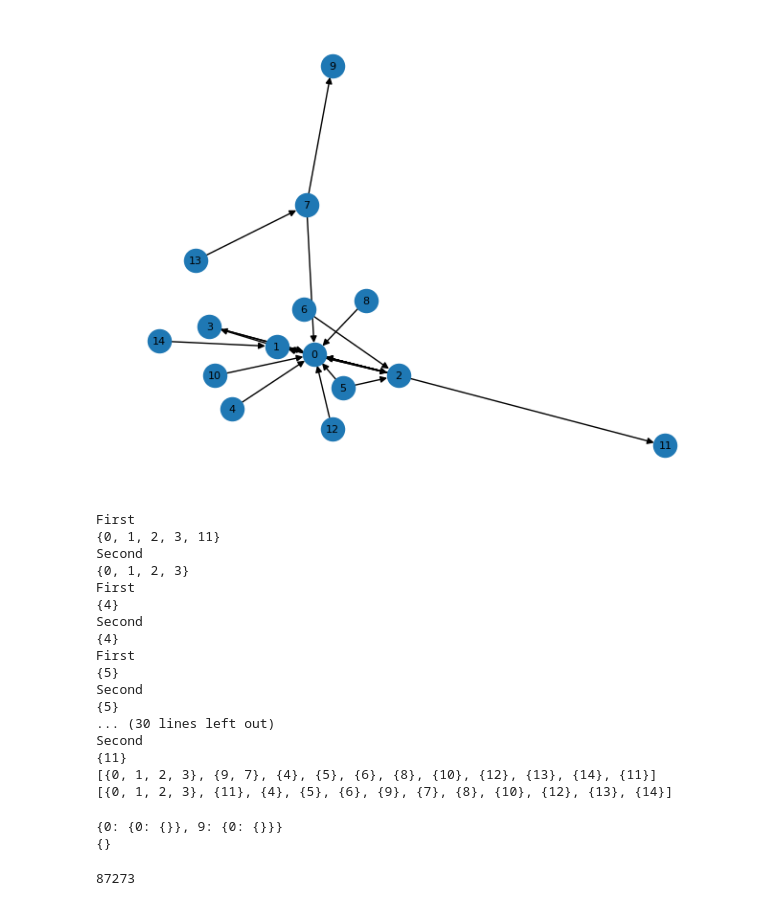
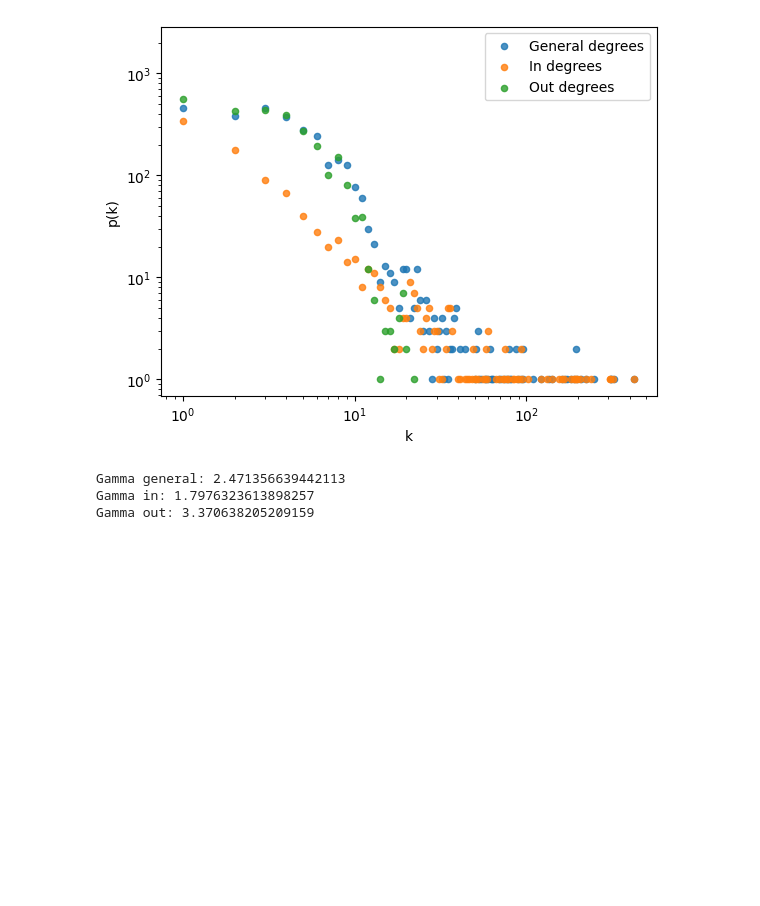
Before and after one commit to gregorzadnik/INA-HW1, a Jupyter notebook: hw1.ipynb, the cells around one changed output. Saved outputs shown, nothing was run; the diff lists cells and outputs as text; code cells hidden in the pictures; blank space fills up the shorter version.

```diff
--- a/hw1.ipynb
+++ b/hw1.ipynb
@@ -94,6 +77,5 @@ Second
 # %%
-#D = nx.read_pajek('enron.net')
-D = nx.scale_free_graph(15)
+D = nx.read_pajek('enron.net')
 n = len(D)
 m = D.number_of_edges()
 print(n)
@@ -110,33 +91,0 @@ Networkx: 12, 4
-# %%
-draw(D)
-print(sorted(components_directed(D), key=len, reverse=True))
-print(sorted(nx.strongly_connected_components(D), key=len, reverse=True))
-# %% [output]
-[figure, removed]
-First
-{0, 1, 2, 3, 11}
-Second
-{0, 1, 2, 3}
-First
-{4}
-Second
-{4}
-First
-{5}
-Second
-{5}
-... (30 lines left out)
-Second
-{11}
-[{0, 1, 2, 3}, {9, 7}, {4}, {5}, {6}, {8}, {10}, {12}, {13}, {14}, {11}]
-[{0, 1, 2, 3}, {11}, {4}, {5}, {6}, {9}, {7}, {8}, {10}, {12}, {13}, {14}]
-# %%
-print(D[7])
-print(D[9])
-# %% [output]
-{0: {0: {}}, 9: {0: {}}}
-{}
-# %%
-print(sum(lengths))
-# %% [output]
-87273
@@ -153,0 +92,38 @@ print(len(cc_nx))
+# %%
+def calc_gamma(degrees, k_min):
+    degrees = degrees[degrees >= k_min]
+    n_dot = len(degrees)
+    sum_value = np.sum(np.log(degrees / (k_min - 0.5)))
+    gamma = 1 + n_dot * (1 / sum_value)
+    return gamma
+
+G = nx.read_pajek('lucene.net')
+degrees = np.array(sorted([G.degree(n) for n in G.nodes()], reverse=True))
+in_degrees = np.array(sorted([G.in_degree(n) for n in G.nodes()], reverse=True))
+out_degrees = np.array(sorted([G.out_degree(n) for n in G.nodes()], reverse=True))
+count_general = Counter(degrees)
+count_in = Counter(in_degrees)
+count_out = Counter(out_degrees)
+fig = plt.figure()
+plt.xscale("log")
+plt.yscale("log")
+general_dist = plt.scatter(count_general.keys(), count_general.values(), label="General degrees", s=20, alpha=0.8)
+in_dist = plt.scatter(count_in.keys(), count_in.values(), label="In degrees", s=20, alpha=0.8)
+out_dist = plt.scatter(count_out.keys(), count_out.values(), label="Out degrees", s=20, alpha=0.8)
+plt.xlabel("k")
+plt.ylabel("p(k)")
+plt.legend()
+plt.show()
+
+cutoff = 5
+gamma_general = calc_gamma(degrees, cutoff)
+gamma_in = calc_gamma(in_degrees, cutoff)
+gamma_out = calc_gamma(out_degrees, cutoff)
+print(f"Gamma general: {gamma_general}")
+print(f"Gamma in: {gamma_in}")
+print(f"Gamma out: {gamma_out}")
+# %% [output]
+[figure, added]
+Gamma general: 2.471356639442113
+Gamma in: 1.7976323613898257
+Gamma out: 3.370638205209159
```
Also changed, not shown: parts of 7 cells of this notebook, 7 other files.
